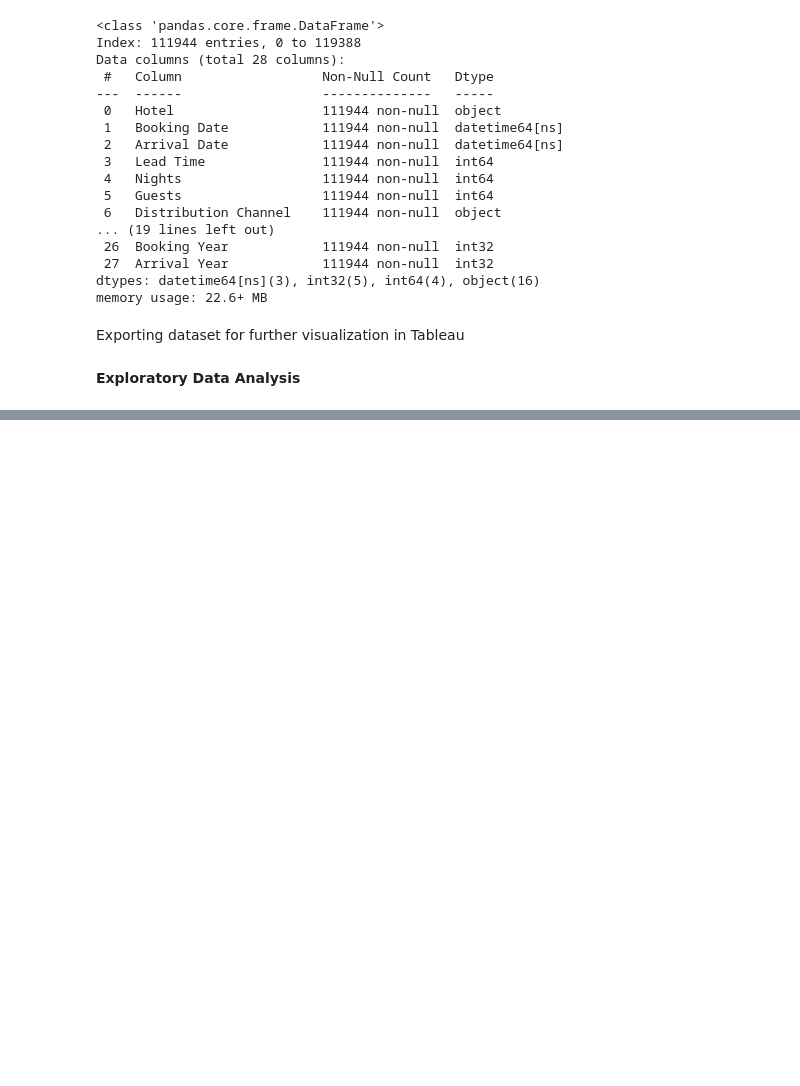
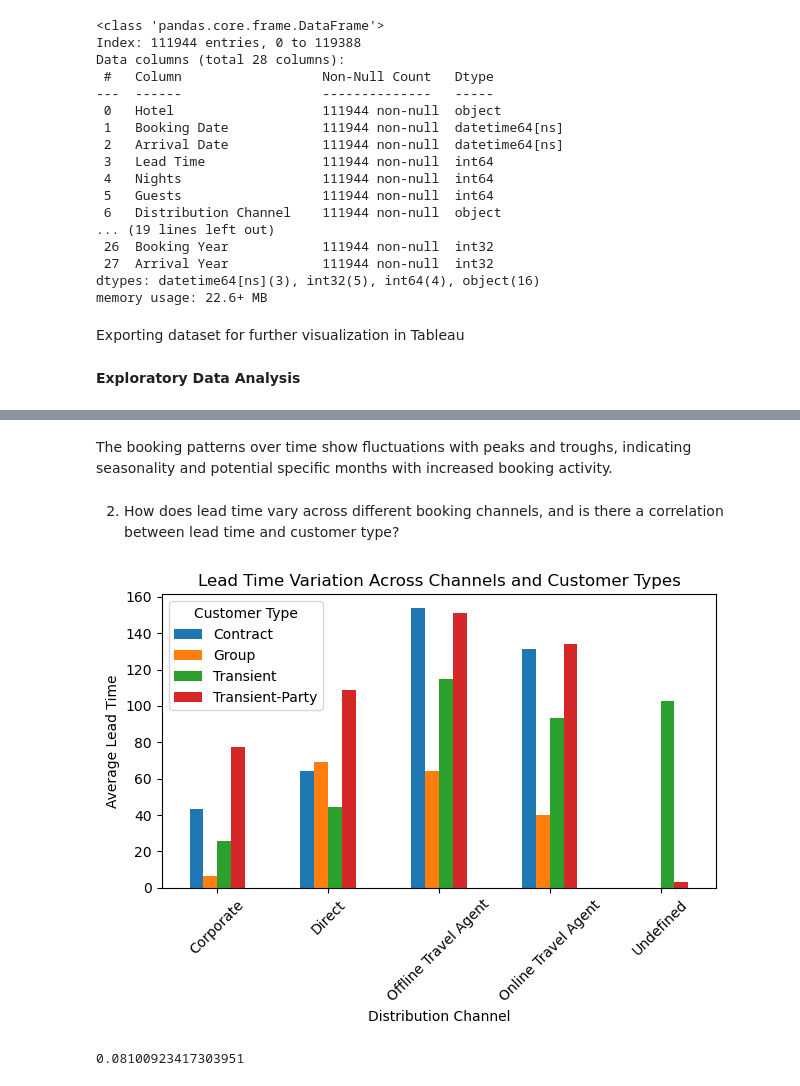
Before and after one commit to PoojaChandrashekara/Analysing-Booking-Data-For-Major-Hotel-Chain, a Jupyter notebook: booking-analysis.ipynb, the cells around one changed output, grey strips where cells are left out. Drawn from its saved outputs; the diff is of its cells as text; code cells hidden in the pictures; blank space fills up the shorter version.

```diff
--- a/booking-analysis.ipynb
+++ b/booking-analysis.ipynb
@@ -456,0 +522,27 @@ Univariate Analysis
+# %% [markdown]
+The booking patterns over time show fluctuations with peaks and troughs, indicating seasonality and potential specific months with increased booking activity.
+# %% [markdown]
+2. How does lead time vary across different booking channels, and is there a correlation between lead time and customer type?
+# %%
+# Now, let's analyze lead time variation across different booking channels and its correlation with customer type.
+
+# Grouping by 'Distribution Channel' and 'Customer Type', then computing the mean 'Lead Time'
+lead_time_variation = df_no_outliers.groupby(['Distribution Channel', 'Customer Type'])['Lead Time'].mean().unstack()
+
+# Plotting the lead time variation
+lead_time_variation.plot(kind='bar', title='Lead Time Variation Across Channels and Customer Types')
+plt.xlabel('Distribution Channel')
+plt.ylabel('Average Lead Time')
+plt.xticks(rotation=45)  # Rotate x-axis labels for better readability
+plt.tight_layout()  # Adjust layout to fit the labels
+plt.show()
+
+# For correlation, we can calculate the Pearson correlation coefficient
+# First, we need to convert 'Customer Type' to a numerical format
+df_no_outliers['Customer Type Num'] = df_no_outliers['Customer Type'].astype('category').cat.codes
+correlation = df_no_outliers[['Lead Time', 'Customer Type Num']].corr(method='pearson')
+correlation_lead_customer = correlation.iloc[0, 1]
+correlation_lead_customer
+# %% [output]
+[figure, added]
+0.08100923417303951
```
Also changed, not shown: parts of 65 cells of this notebook, 1 other file.
